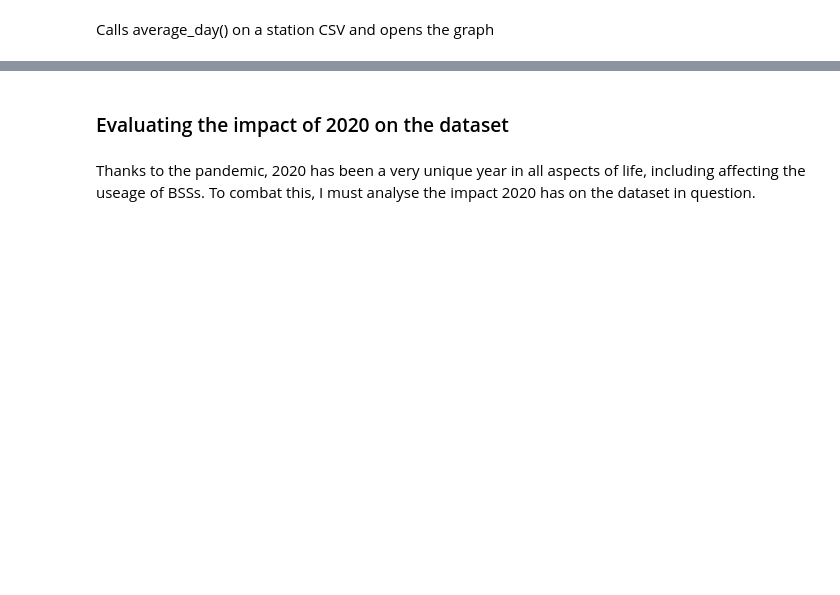
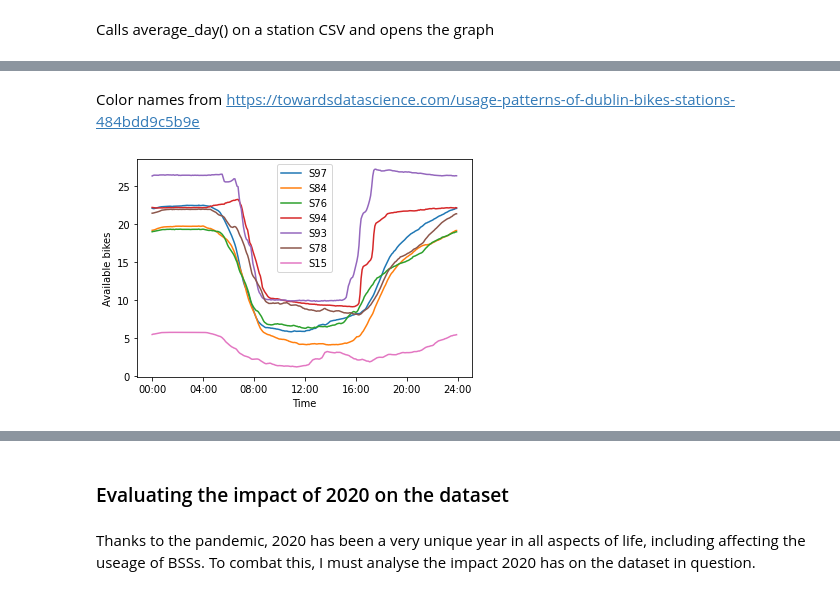
Before and after one commit to t1goe/FYP-bss-rebalancing, a Jupyter notebook: notebooks/2 pre-analysis.ipynb, the cells around one changed output, grey strips where cells are left out. Cells and saved outputs as stored; diff of their text form; code cells hidden in the pictures; blank space fills up the shorter version.

```diff
--- a/notebooks/2 pre-analysis.ipynb
+++ b/notebooks/2 pre-analysis.ipynb
@@ -108,0 +106,10 @@ show_average_day_plot()
+# %% [markdown]
+Color names from https://towardsdatascience.com/usage-patterns-of-dublin-bikes-stations-484bdd9c5b9e
+# %%
+# Green // Outer stations
+stations = [97, 84, 76, 94, 93, 78, 15]
+for x in tqdm(stations):
+    plot_average_day(x)
+show_average_day_plot()
+# %% [output]
+[figure, added]
```
Also changed, not shown: parts of 18 cells of this notebook, 2 other files.
